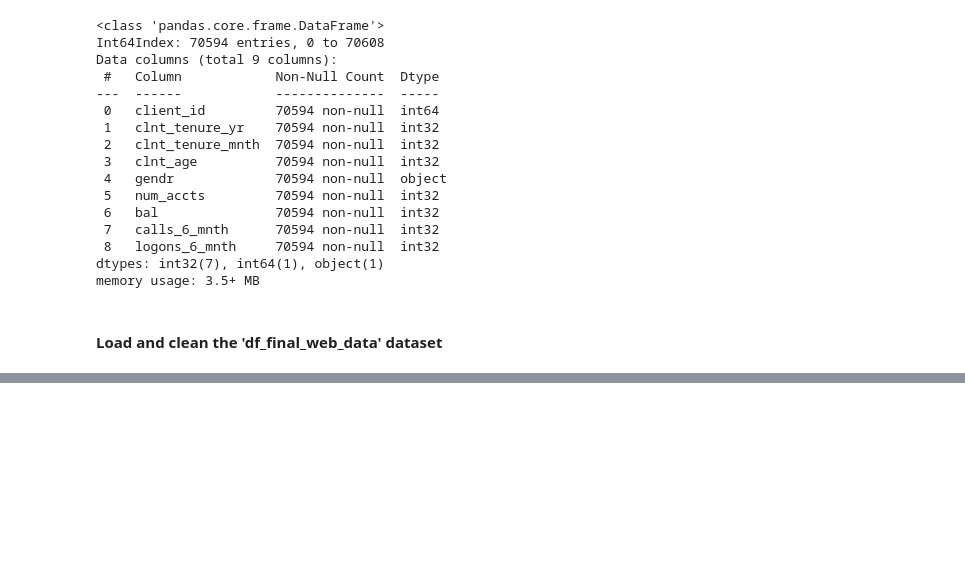
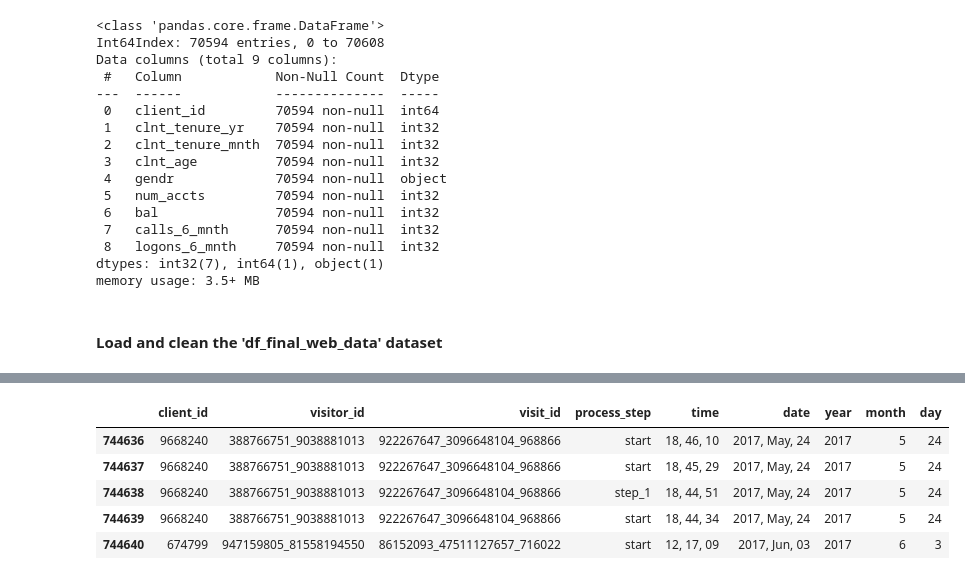
Before and after one commit to fmammo/vanguard-ab-test, a Jupyter notebook: Data_Cleaning.ipynb, the cells around one changed output, grey strips where cells are left out. Cells and saved outputs as stored; diff of their text form; code cells hidden in the pictures; blank space fills up the shorter version.

```diff
--- a/Data_Cleaning.ipynb
+++ b/Data_Cleaning.ipynb
@@ -140,0 +185,3 @@ demog.to_csv('demog.csv')
+# %%
+# Change the datetime object datatype to datatime and change the format
+web_data['date_time'] = pd.to_datetime(web_data['date_time'])
@@ -140,0 +197,24 @@ demog.to_csv('demog.csv')
+# %%
+# Add a column named "date, time, year, month, day" extracted from date_time column
+web_data['date'] = web_data['date_time'].apply(lambda x: x.strftime('%Y, %b, %d'))
+web_data['time'] = web_data['date_time'].apply(lambda x: x.strftime('%H, %M, %S'))
+web_data['year'] = web_data['date_time'].dt.year
+web_data['month'] = web_data['date_time'].dt.month
+web_data['day'] = web_data['date_time'].dt.day
+# %%
+# reset the index
+web_data = web_data.reset_index()
+web_data.head(2)
+# %%
+# drop index, Date and date_time column and arrange the columns
+web_data = web_data.drop(['index', 'date_time', 'Date'], axis = 1)
+web_data.head()
+# %%
+web_data.tail()
+# %% [output]
+|  | client_id | visitor_id | visit_id | process_step | time | date | year | month | day |
+| 744636 | 9668240 | 388766751_9038881013 | 922267647_3096648104_968866 | start | 18, 46, 10 | 2017, May, 24 | 2017 | 5 | 24 |
+| 744637 | 9668240 | 388766751_9038881013 | 922267647_3096648104_968866 | start | 18, 45, 29 | 2017, May, 24 | 2017 | 5 | 24 |
+| 744638 | 9668240 | 388766751_9038881013 | 922267647_3096648104_968866 | step_1 | 18, 44, 51 | 2017, May, 24 | 2017 | 5 | 24 |
+| 744639 | 9668240 | 388766751_9038881013 | 922267647_3096648104_968866 | start | 18, 44, 34 | 2017, May, 24 | 2017 | 5 | 24 |
+| 744640 | 674799 | 947159805_81558194550 | 86152093_47511127657_716022 | start | 12, 17, 09 | 2017, Jun, 03 | 2017 | 6 | 3 |
```
Also changed, not shown: parts of 34 cells of this notebook, 2 other files.
